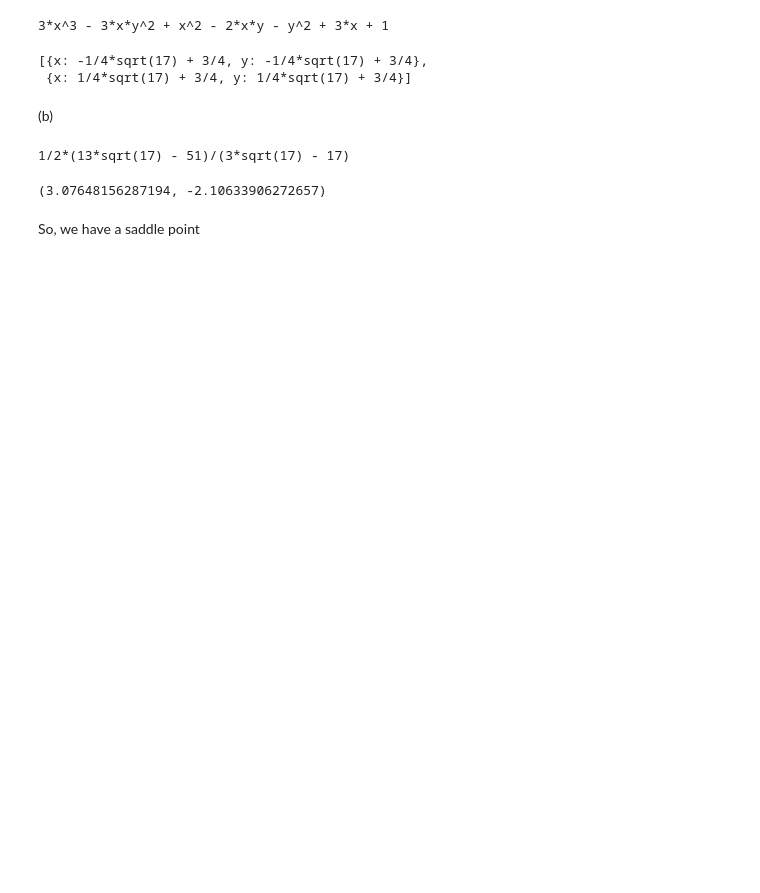
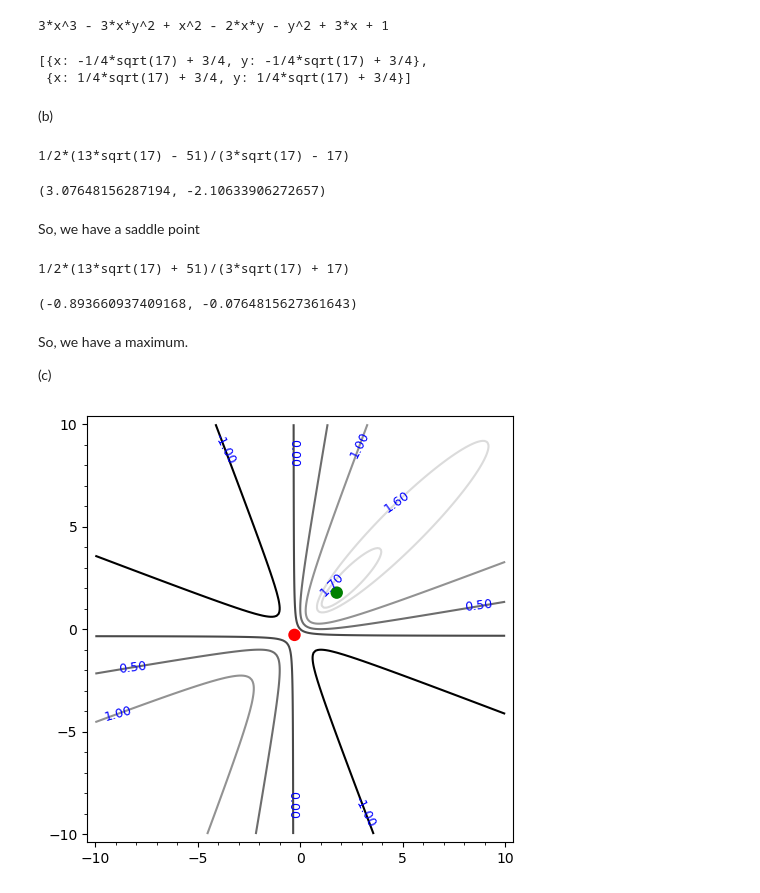
Before and after one commit to gzavlanis/Jupyter-files, a Jupyter notebook: revesion_exams.ipynb, the cells around one changed output. Drawn from its saved outputs; the diff is of its cells as text; code cells hidden in the pictures; blank space fills up the shorter version.

```diff
--- a/revesion_exams.ipynb
+++ b/revesion_exams.ipynb
@@ -820,3 +820,22 @@ n(h1[0]), n(h1[1])
 (3.07648156287194, -2.10633906272657)
 # %% [markdown]
 So, we have a saddle point
+# %%
+f(x.subs(realsols[1]), y.subs(realsols[1])).full_simplify()
+# %% [output]
+1/2*(13*sqrt(17) + 51)/(3*sqrt(17) + 17)
+# %%
+h2 = f(x, y).hessian().subs(realsols[1]).eigenvalues()
+n(h2[0]), n(h2[1])
+# %% [output]
+(-0.893660937409168, -0.0764815627361643)
+# %% [markdown]
+So, we have a maximum.
+
+(c)
+# %%
+contour_plot(f(x, y), (x, -10, 10), (y, -10, 10), fill = False, plot_points = 200, contours = [-1, 0, 0.5, 1, 1.6, 1.7, 2], labels = True) +\
+point((x.subs(realsols[0]), y.subs(realsols[0])), pointsize = 80, color = "red", zorder = 1) +\
+point((x.subs(realsols[1]), y.subs(realsols[1])), pointsize = 80, color = "green", zorder = 1)
+# %% [output]
+[figure, added]
```
